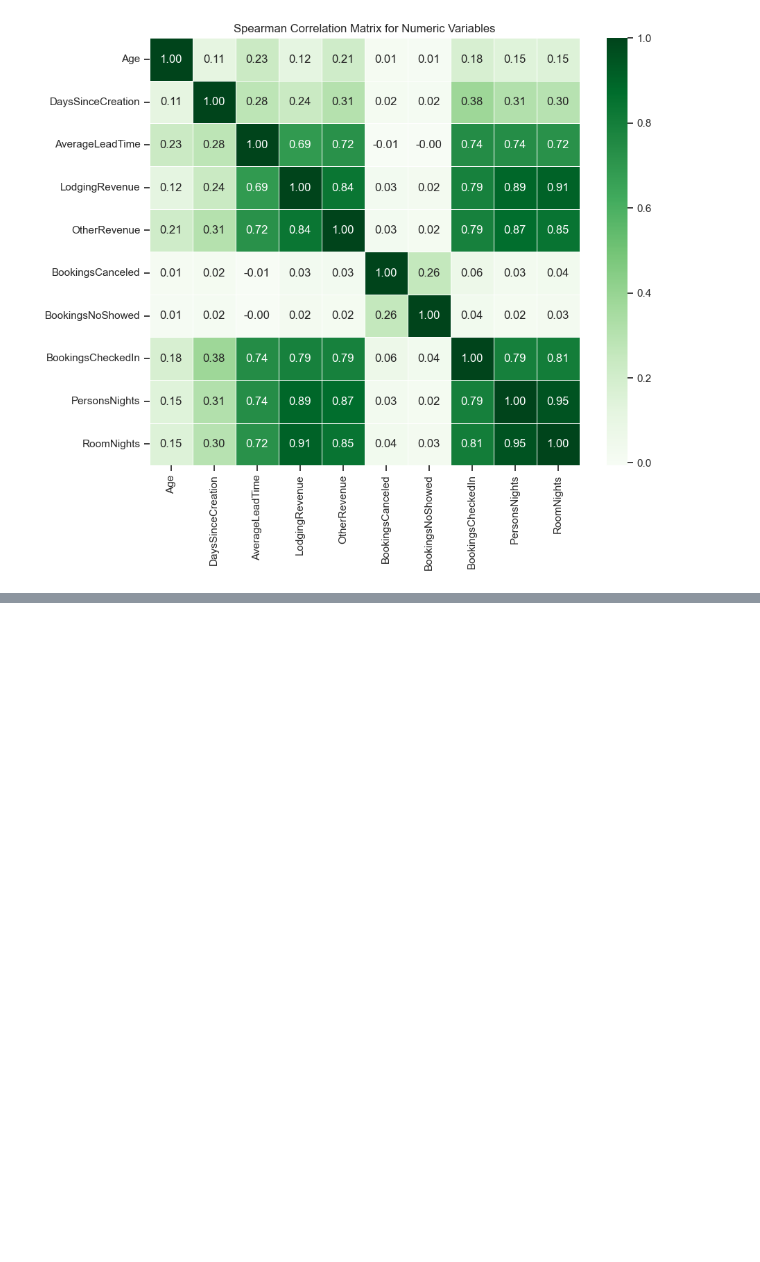
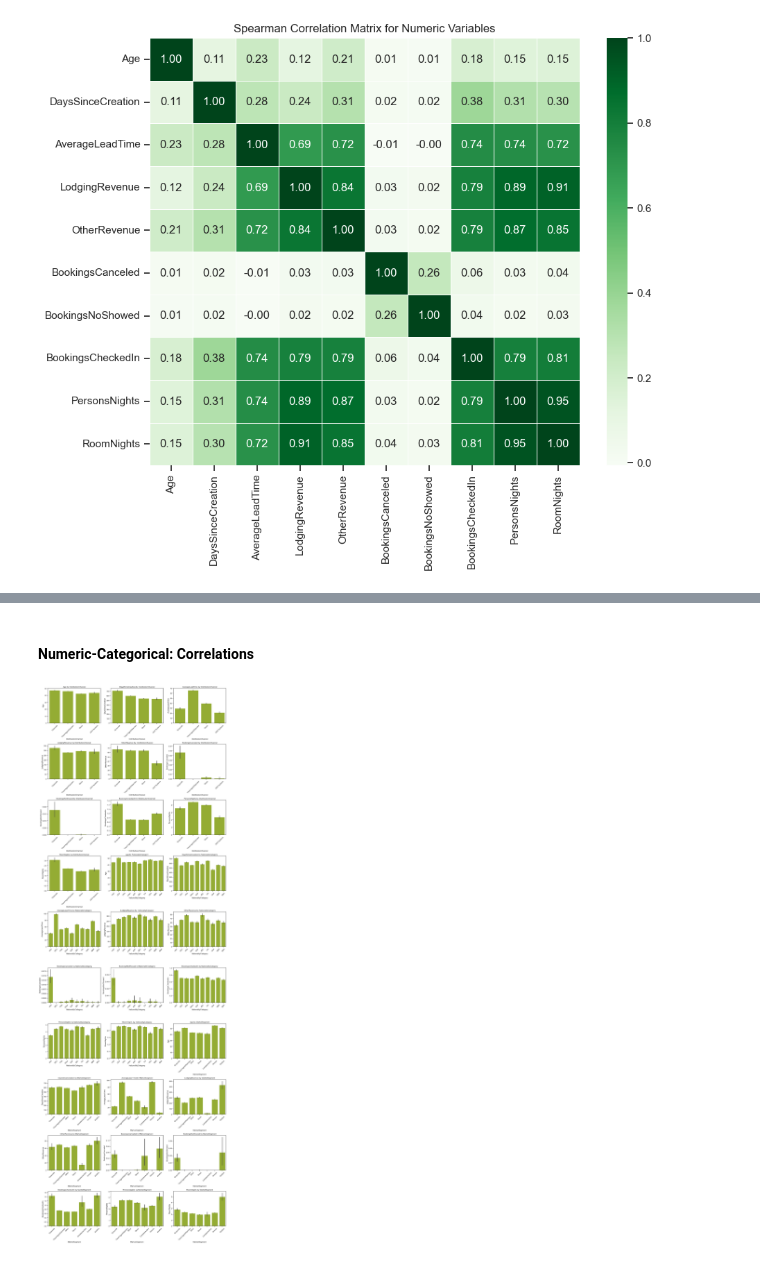
Before and after one commit to CatarinaGN/Case-1, a Jupyter notebook: Versão_Bea.ipynb, the cells around one changed output, grey strips where cells are left out. Drawn from its saved outputs; the diff is of its cells as text; code cells hidden in the pictures; blank space fills up the shorter version.

```diff
--- a/Versão_Bea.ipynb
+++ b/Versão_Bea.ipynb
@@ -593,0 +618,8 @@ plt.show()
+# %% [markdown]
+#### Numeric-Categorical: Correlations
+# %%
+# For visualization purposes, we will broadly reduce the categories of Nationality at this stage.
+# We will address this procedure more accurately during the data preparation phase.
+
+top_countries = ['FRA', 'DEU', 'PRT', 'GBR', 'ESP', 'USA', 'ITA', 'BEL', 'BRA']
+df['NationalityCategory'] = df['Nationality'].apply(lambda x: x if x in top_countries else 'Other')
@@ -593,0 +662,32 @@ plt.show()
+# %%
+# Function to generate a graph for each numeric-categorical combination
+def generate_graph(data, numeric_col, categorical_col=None, ax=None):
+    if categorical_col:
+        if data[categorical_col].dtype == 'object' or pd.api.types.is_categorical_dtype(data[categorical_col]):
+            sns.barplot(x=categorical_col,y=numeric_col,data=data, ax=ax, color='#A0C020')
+            ax.set_title(f"{numeric_col} by {categorical_col}")
+            ax.set_xlabel(categorical_col)
+            ax.set_ylabel(numeric_col)
+            ax.tick_params(axis='x', rotation=45)
+        else:
+            ax.scatter(data[categorical_col], data[numeric_col], alpha=0.7, color='#A0C020')
+            ax.set_title(f"{numeric_col} by {categorical_col}")
+            ax.set_xlabel(categorical_col)
+            ax.set_ylabel(numeric_col)
+# %%
+num_plots = len(combinations)
+num_cols = 3
+num_rows = math.ceil(num_plots / num_cols)
+fig, axs = plt.subplots(num_rows, num_cols, figsize=(17, 5 * num_rows))
+for i, combo in enumerate(combinations):
+    row = i // num_cols
+    col = i % num_cols
+    ax = axs[row, col] if num_rows > 1 else axs[col]
+
+    if 'categorical' in combo:
+        generate_graph(df, combo['numeric'], categorical_col=combo['categorical'], ax=ax)
+
+plt.tight_layout()
+plt.show()
+# %% [output]
+[figure, added]
```
Also changed, not shown: parts of 12 cells of this notebook.
